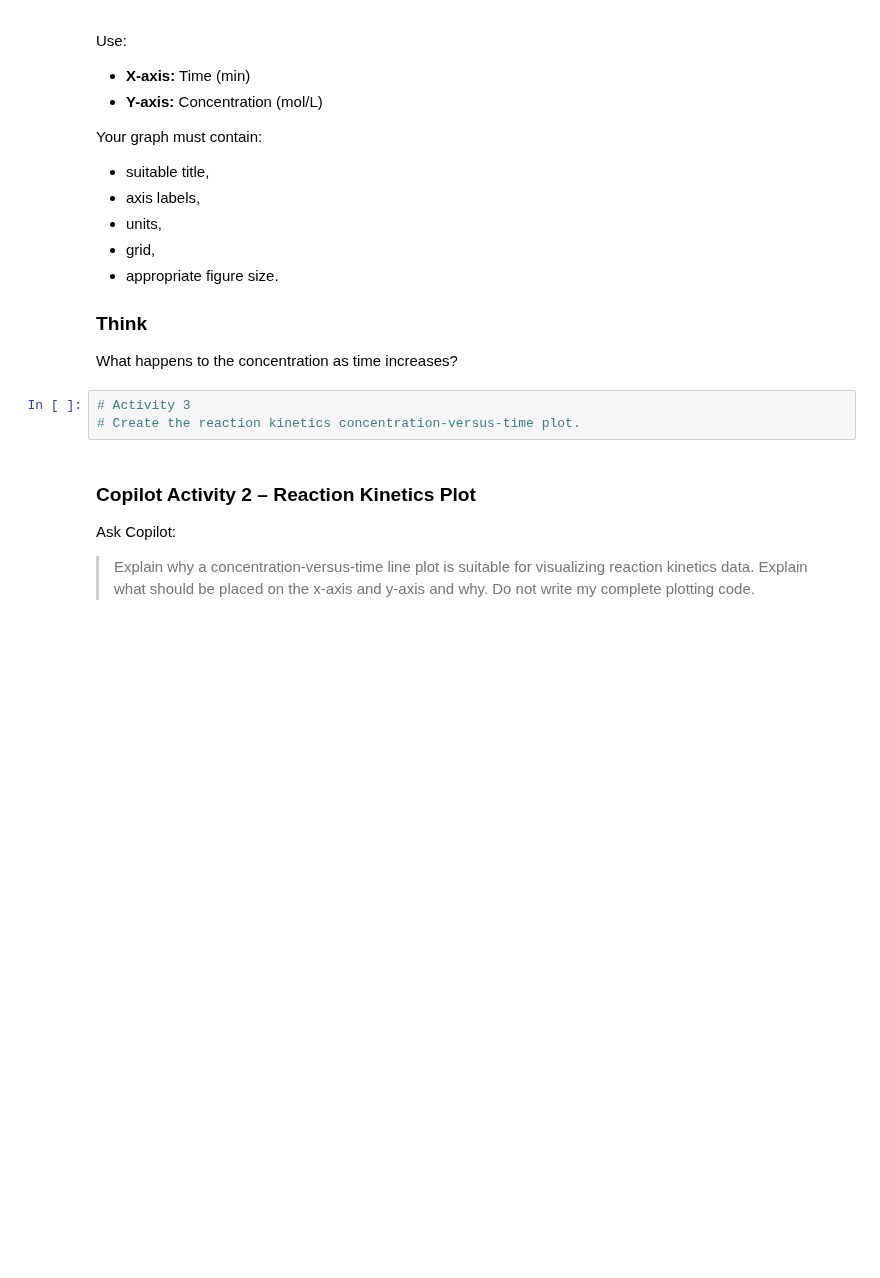
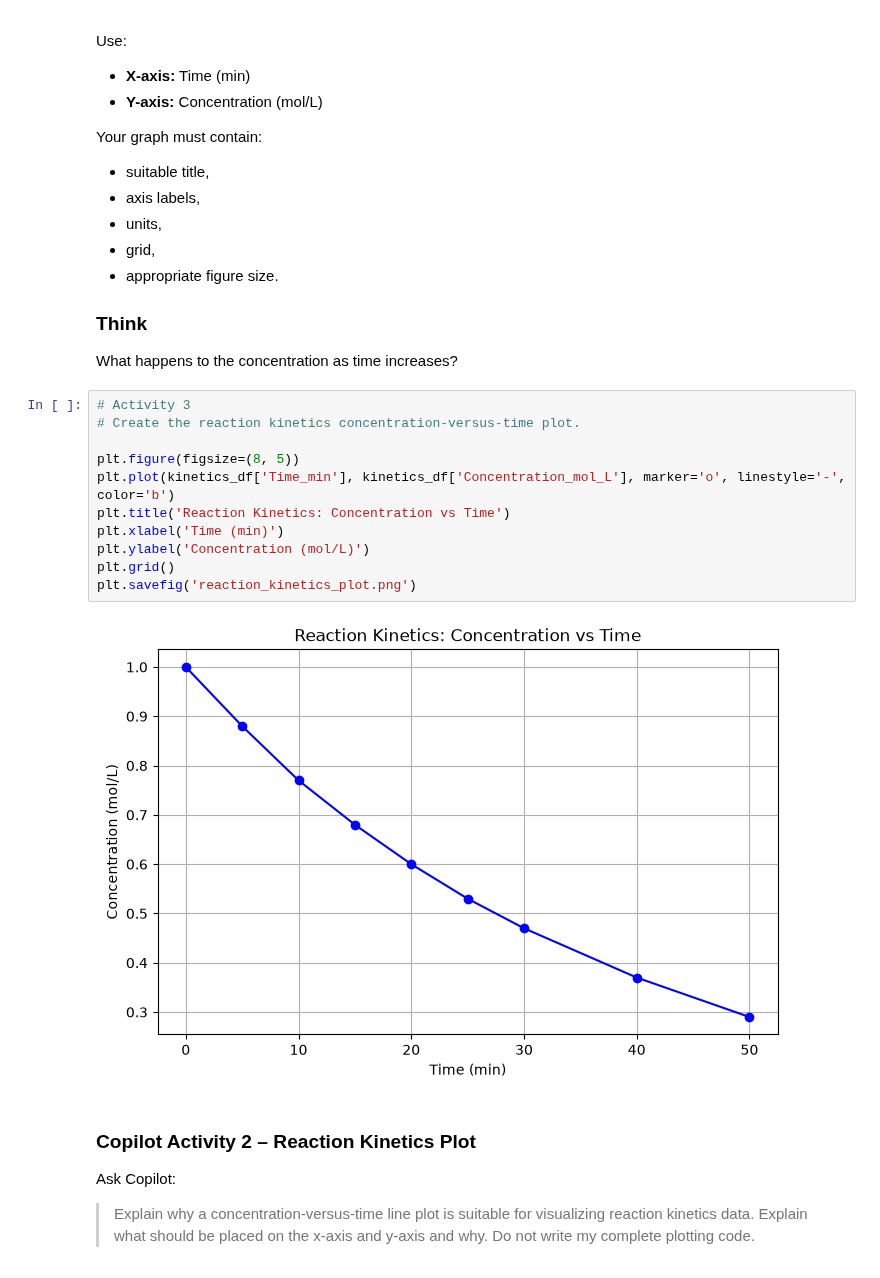
Before and after one commit to swayamg9518/CP_Practical, a Jupyter notebook: Practical_10_Data_Visualization_Reaction_Kinetics_Pressure_Volume.ipynb, the cells around one changed output. Saved outputs shown, nothing was run; the diff lists cells and outputs as text; blank space fills up the shorter version.

```diff
--- a/Practical_10_Data_Visualization_Reaction_Kinetics_Pressure_Volume.ipynb
+++ b/Practical_10_Data_Visualization_Reaction_Kinetics_Pressure_Volume.ipynb
@@ -132,9 +163,19 @@ Your graph must contain:
 ### Think
 
 What happens to the concentration as time increases?
-# %%
-# Activity 3
-# Create the reaction kinetics concentration-versus-time plot.
+# %%
+# Activity 3
+# Create the reaction kinetics concentration-versus-time plot.
+
+plt.figure(figsize=(8, 5))
+plt.plot(kinetics_df['Time_min'], kinetics_df['Concentration_mol_L'], marker='o', linestyle='-', color='b')
+plt.title('Reaction Kinetics: Concentration vs Time')
+plt.xlabel('Time (min)')
+plt.ylabel('Concentration (mol/L)')
+plt.grid()
+plt.savefig('reaction_kinetics_plot.png')
+# %% [output]
+[figure, added]
 # %% [markdown]
 ### Copilot Activity 2 – Reaction Kinetics Plot
 
```
Also changed, not shown: parts of 18 cells of this notebook, 7 other files.
